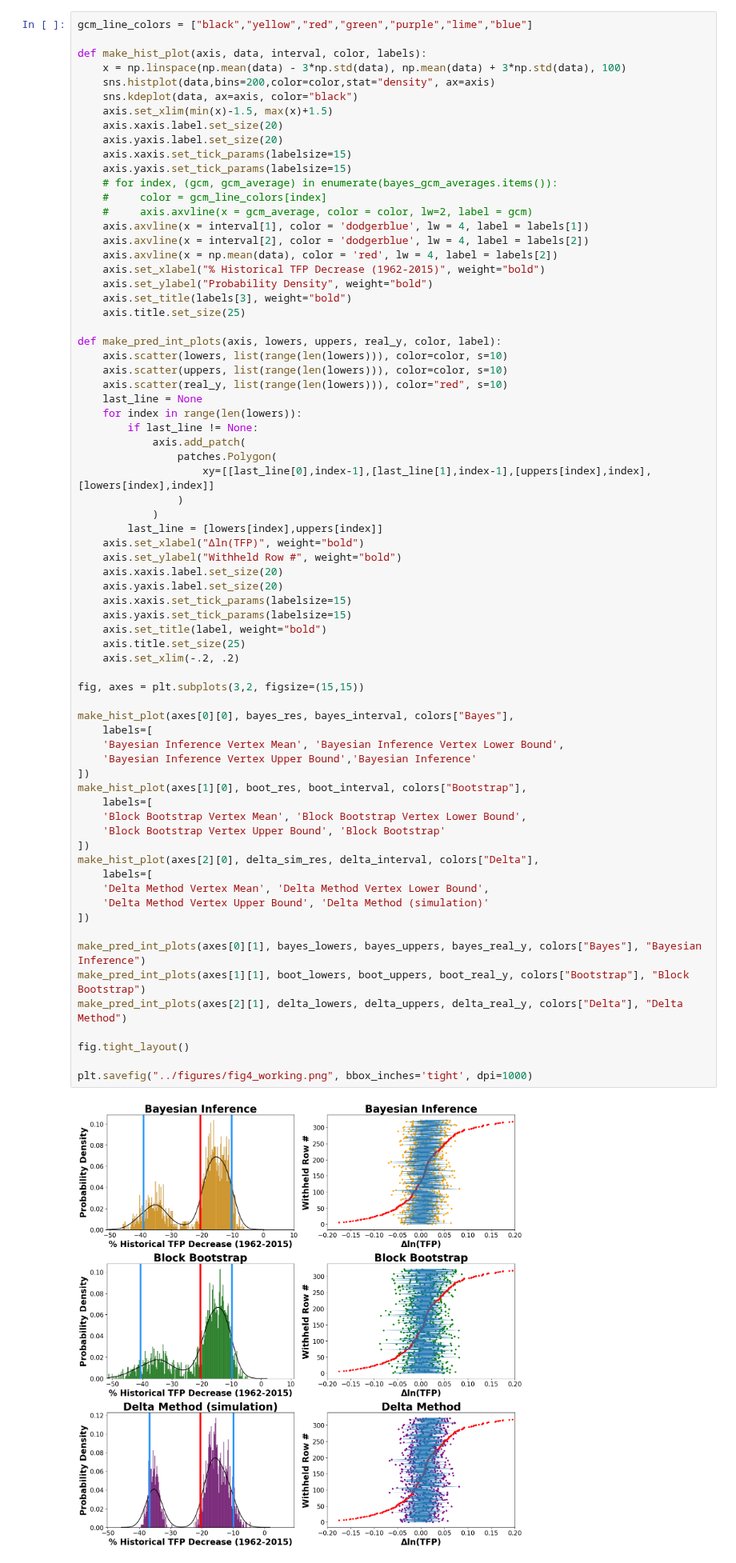
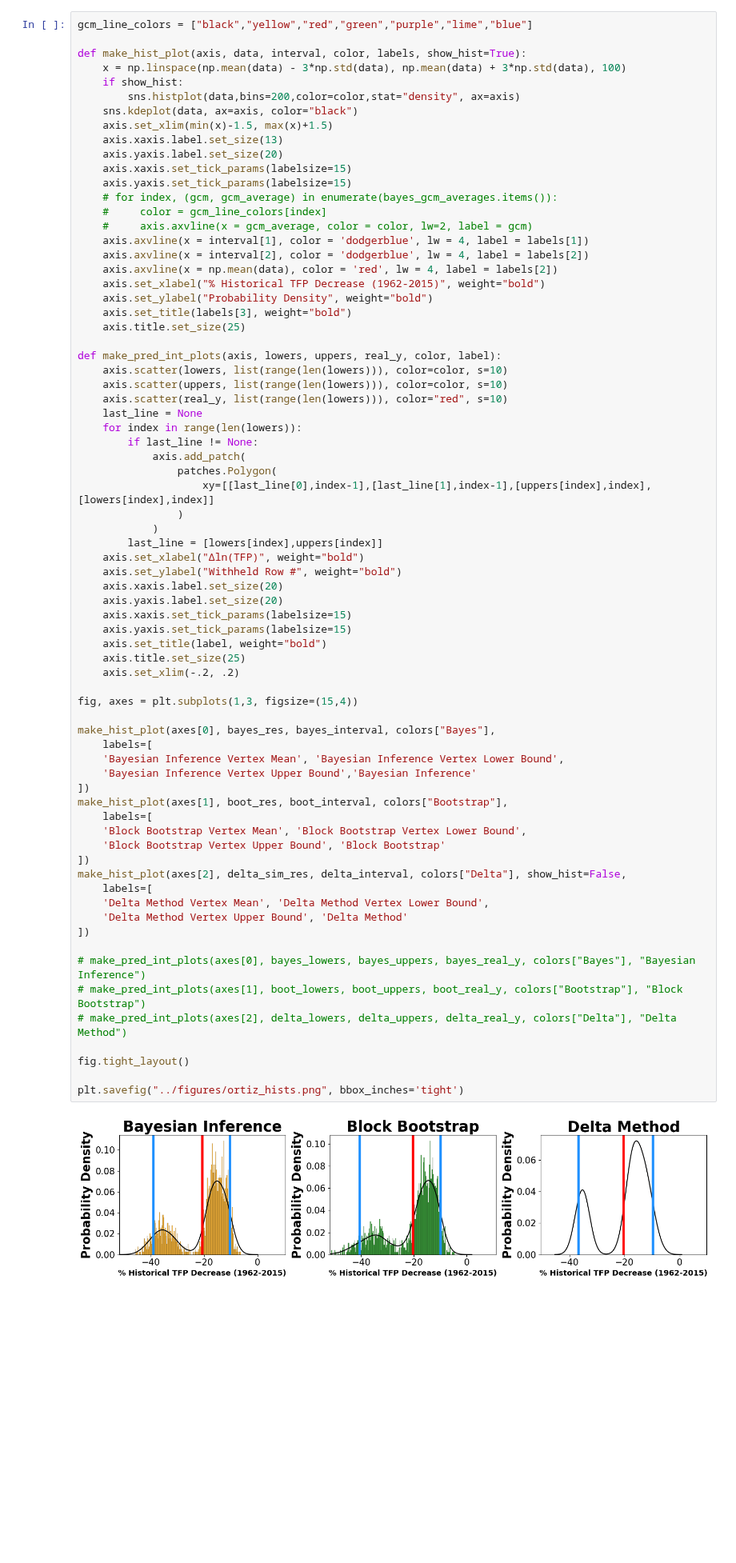
Before and after one commit to greenguy33/environmental-bayesian-modeling, a Jupyter notebook: notebooks/OrtizBobea_paper_reproduction.ipynb, the cells around one changed output. Shown at 80% size. Drawn from its saved outputs; the diff is of its cells as text; blank space fills up the shorter version.

```diff
--- a/notebooks/OrtizBobea_paper_reproduction.ipynb
+++ b/notebooks/OrtizBobea_paper_reproduction.ipynb
@@ -474,12 +497,13 @@ colors = {"Bayes":"orange","Bootstrap":"green","Delta":"purple"}
 # %%
 gcm_line_colors = ["black","yellow","red","green","purple","lime","blue"]
 
-def make_hist_plot(axis, data, interval, color, labels):
+def make_hist_plot(axis, data, interval, color, labels, show_hist=True):
     x = np.linspace(np.mean(data) - 3*np.std(data), np.mean(data) + 3*np.std(data), 100)
-    sns.histplot(data,bins=200,color=color,stat="density", ax=axis)
+    if show_hist:
+        sns.histplot(data,bins=200,color=color,stat="density", ax=axis)
     sns.kdeplot(data, ax=axis, color="black")
     axis.set_xlim(min(x)-1.5, max(x)+1.5)
-    axis.xaxis.label.set_size(20)
+    axis.xaxis.label.set_size(13)
     axis.yaxis.label.set_size(20)
     axis.xaxis.set_tick_params(labelsize=15)
     axis.yaxis.set_tick_params(labelsize=15)
@@ -507,40 +531,40 @@ def make_pred_int_plots(axis, lowers, uppers, real_y, color, label):
                 )
             )
         last_line = [lowers[index],uppers[index]]
     axis.set_xlabel("Δln(TFP)", weight="bold")
     axis.set_ylabel("Withheld Row #", weight="bold")
     axis.xaxis.label.set_size(20)
     axis.yaxis.label.set_size(20)
     axis.xaxis.set_tick_params(labelsize=15)
     axis.yaxis.set_tick_params(labelsize=15)
     axis.set_title(label, weight="bold")
     axis.title.set_size(25)
     axis.set_xlim(-.2, .2)
 
-fig, axes = plt.subplots(3,2, figsize=(15,15))
+fig, axes = plt.subplots(1,3, figsize=(15,4))
 
-make_hist_plot(axes[0][0], bayes_res, bayes_interval, colors["Bayes"],
+make_hist_plot(axes[0], bayes_res, bayes_interval, colors["Bayes"],
     labels=[
     'Bayesian Inference Vertex Mean', 'Bayesian Inference Vertex Lower Bound',
     'Bayesian Inference Vertex Upper Bound','Bayesian Inference'
 ])
-make_hist_plot(axes[1][0], boot_res, boot_interval, colors["Bootstrap"],
+make_hist_plot(axes[1], boot_res, boot_interval, colors["Bootstrap"],
     labels=[
     'Block Bootstrap Vertex Mean', 'Block Bootstrap Vertex Lower Bound',
     'Block Bootstrap Vertex Upper Bound', 'Block Bootstrap'
 ])
-make_hist_plot(axes[2][0], delta_sim_res, delta_interval, colors["Delta"],
+make_hist_plot(axes[2], delta_sim_res, delta_interval, colors["Delta"], show_hist=False,
     labels=[
     'Delta Method Vertex Mean', 'Delta Method Vertex Lower Bound',
-    'Delta Method Vertex Upper Bound', 'Delta Method (simulation)'
+    'Delta Method Vertex Upper Bound', 'Delta Method'
 ])
 
-make_pred_int_plots(axes[0][1], bayes_lowers, bayes_uppers, bayes_real_y, colors["Bayes"], "Bayesian Inference")
-make_pred_int_plots(axes[1][1], boot_lowers, boot_uppers, boot_real_y, colors["Bootstrap"], "Block Bootstrap")
-make_pred_int_plots(axes[2][1], delta_lowers, delta_uppers, delta_real_y, colors["Delta"], "Delta Method")
+# make_pred_int_plots(axes[0], bayes_lowers, bayes_uppers, bayes_real_y, colors["Bayes"], "Bayesian Inference")
+# make_pred_int_plots(axes[1], boot_lowers, boot_uppers, boot_real_y, colors["Bootstrap"], "Block Bootstrap")
+# make_pred_int_plots(axes[2], delta_lowers, delta_uppers, delta_real_y, colors["Delta"], "Delta Method")
 
 fig.tight_layout()
 
-plt.savefig("../figures/fig4_working.png", bbox_inches='tight', dpi=1000)
+plt.savefig("../figures/ortiz_hists.png", bbox_inches='tight')
 # %% [output]
-[figure, old version]
+[figure, new version]
```
Also changed, not shown: parts of 6 cells of this notebook, 4 other files.
